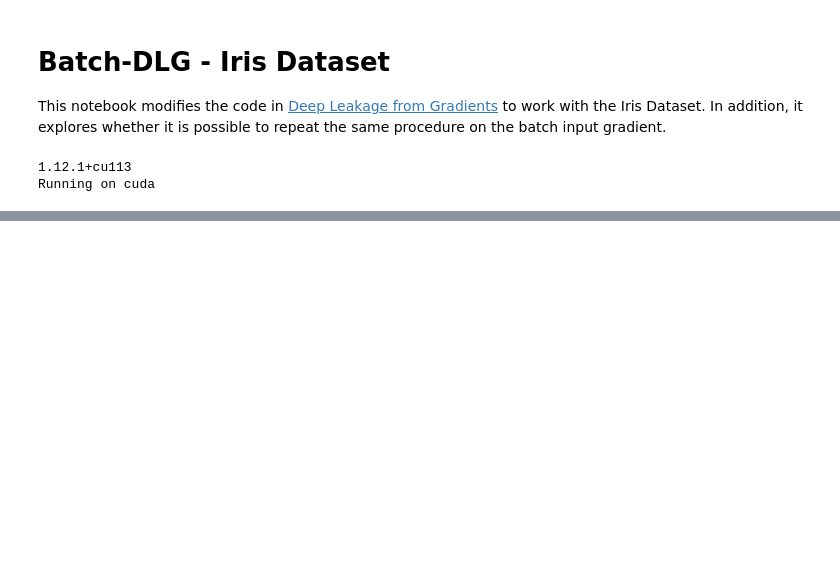
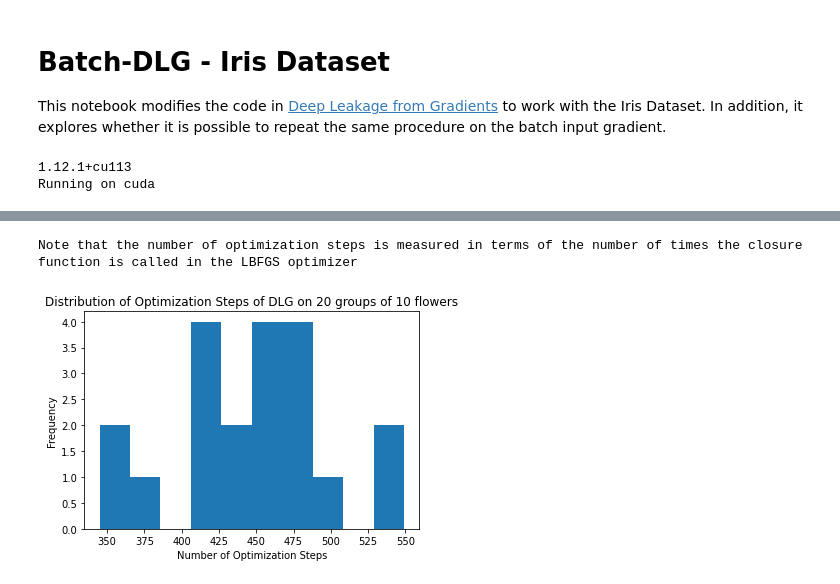
Before and after one commit to mgozon/DLG-UROP, a Jupyter notebook: Batch_DLG_Iris_Dataset.ipynb, the cells around one changed output, grey strips where cells are left out. Saved outputs shown, nothing was run; the diff lists cells and outputs as text; code cells hidden in the pictures; blank space fills up the shorter version.

```diff
--- a/Batch_DLG_Iris_Dataset.ipynb
+++ b/Batch_DLG_Iris_Dataset.ipynb
@@ -240,0 +253,11 @@ steps:  465
+# %%
+# visually represent number of optimization steps
+plt.hist(optimization_steps, 10)
+plt.title('Distribution of Optimization Steps of DLG on 20 groups of 10 flowers')
+plt.xlabel('Number of Optimization Steps')
+plt.ylabel('Frequency')
+plt.savefig('batch-gradient-steps.png', dpi=300)
+print('Note that the number of optimization steps is measured in terms of the number of times the closure function is called in the LBFGS optimizer')
+# %% [output]
+Note that the number of optimization steps is measured in terms of the number of times the closure function is called in the LBFGS optimizer
+[figure, added]
```
Also changed, not shown: parts of 8 cells of this notebook.
